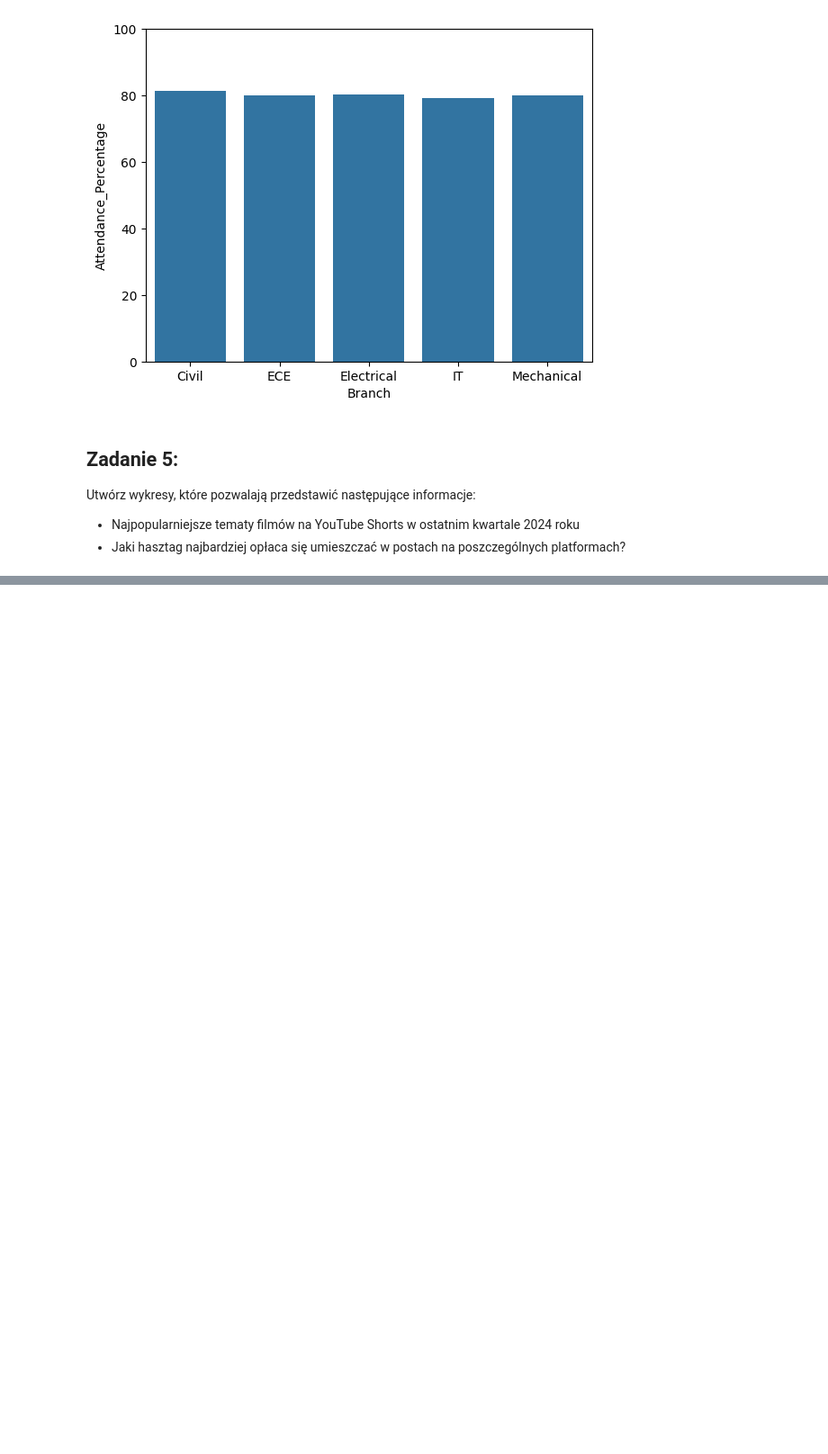
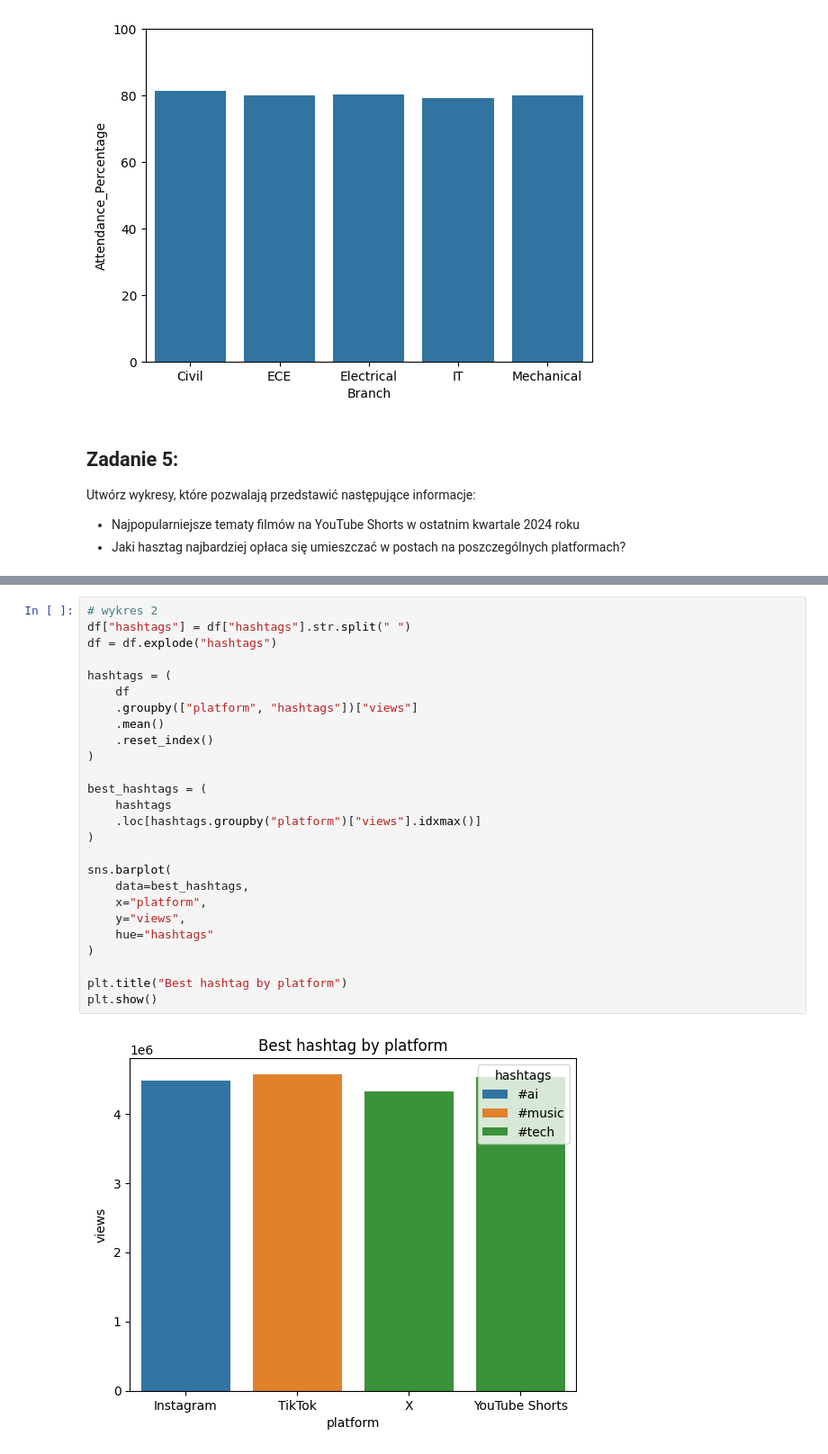
Before and after one commit to Zajecia-na-PWr-LR/lista-1-kub47, a Jupyter notebook: UczenieMaszynowe_25_26_Lista1.ipynb, the cells around one changed output, grey strips where cells are left out. Shown at 90% size. Drawn from its saved outputs; the diff is of its cells as text; blank space fills up the shorter version.

```diff
--- a/UczenieMaszynowe_25_26_Lista1.ipynb
+++ b/UczenieMaszynowe_25_26_Lista1.ipynb
@@ -220,0 +252,28 @@ Utwórz wykresy, które pozwalają przedstawić następujące informacje:
+# %%
+# wykres 2
+df["hashtags"] = df["hashtags"].str.split(" ")
+df = df.explode("hashtags")
+
+hashtags = (
+    df
+    .groupby(["platform", "hashtags"])["views"]
+    .mean()
+    .reset_index()
+)
+
+best_hashtags = (
+    hashtags
+    .loc[hashtags.groupby("platform")["views"].idxmax()]
+)
+
+sns.barplot(
+    data=best_hashtags,
+    x="platform",
+    y="views",
+    hue="hashtags"
+)
+
+plt.title("Best hashtag by platform")
+plt.show()
+# %% [output]
+[figure, added]
```
Also changed, not shown: parts of 2 cells of this notebook.
